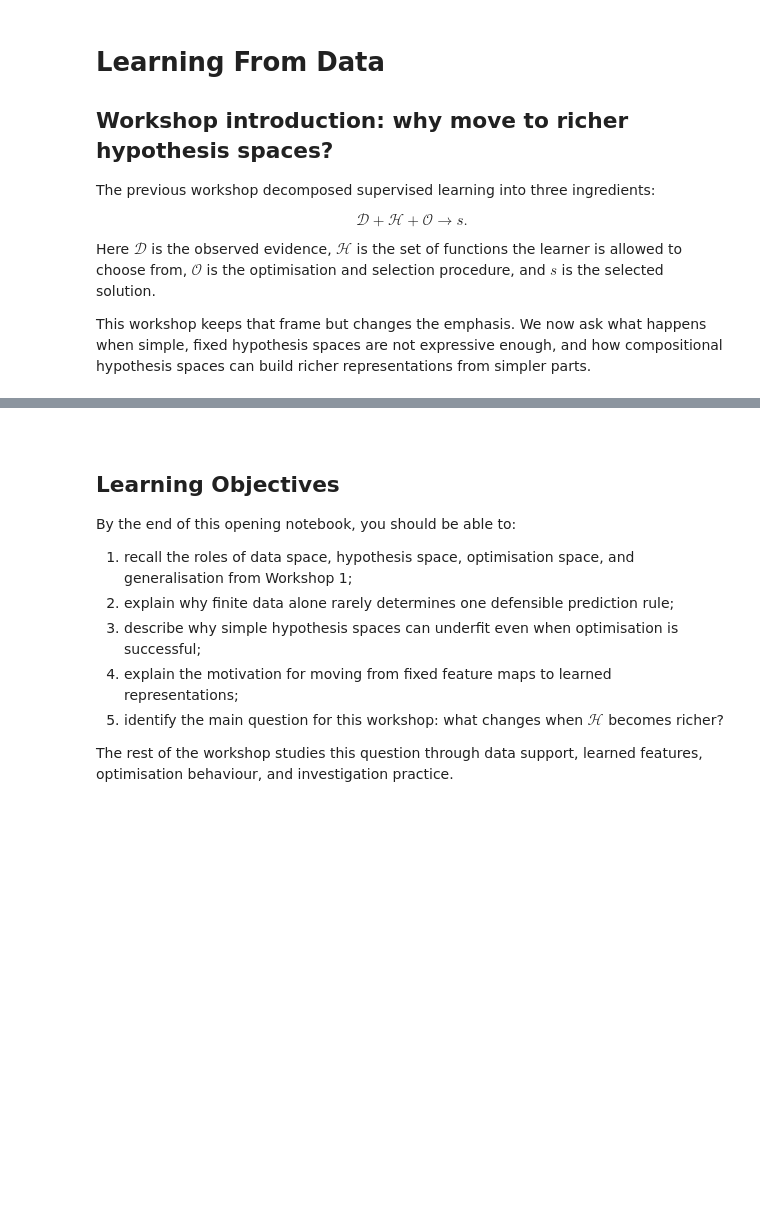
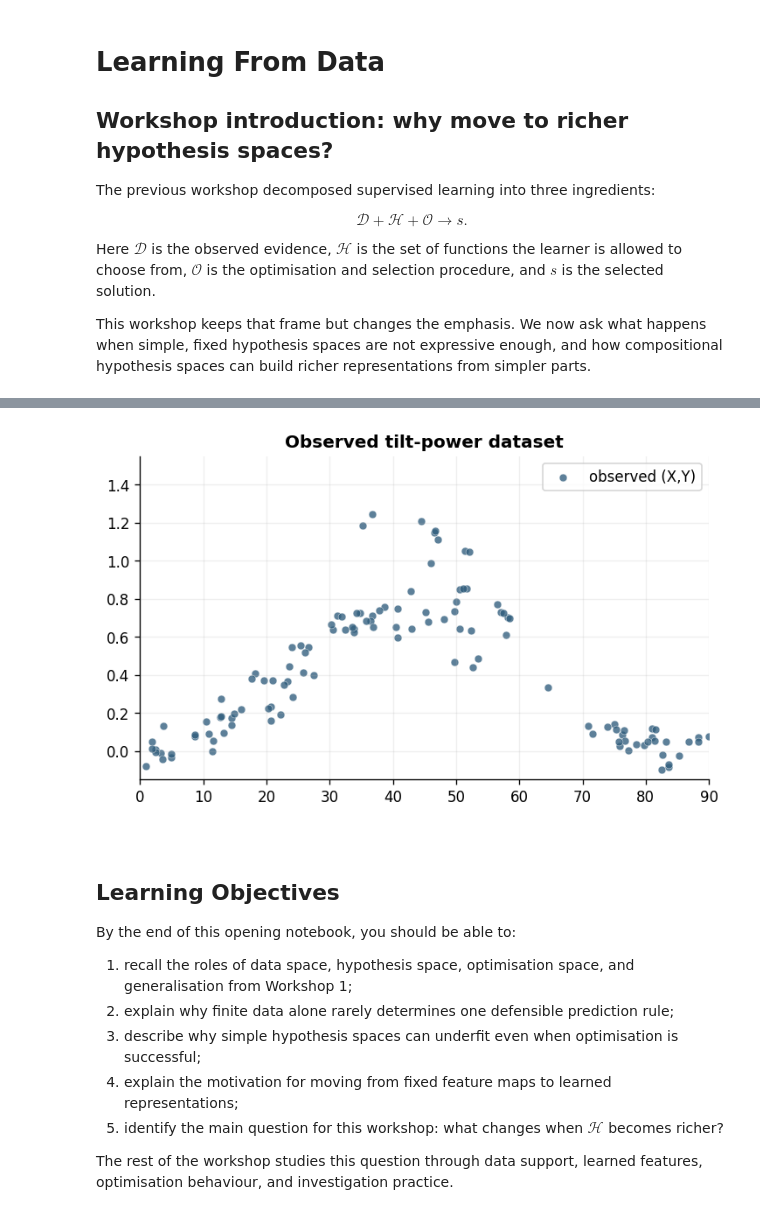
Before and after one commit to acidsafari/CSIRO-nggp-mlai-workshops, a Jupyter notebook: notebooks/00_learning_from_data.ipynb, the cells around one changed output, grey strips where cells are left out. Drawn from its saved outputs; the diff is of its cells as text; code cells hidden in the pictures; blank space fills up the shorter version.

```diff
--- a/notebooks/00_learning_from_data.ipynb
+++ b/notebooks/00_learning_from_data.ipynb
@@ -15,3 +91,34 @@ This workshop keeps that frame but changes the emphasis. We now ask what happens
+# %%
+import matplotlib.pyplot as plt
+
+from nextgen2026_mlai_workshops.data_space import (
+    configure_matplotlib,
+    plot_observed,
+    sample_tilt_power,
+    style_xy_axis,
+)
+
+configure_matplotlib()
+
+data = sample_tilt_power(
+    n=120,
+    seed=7,
+    scenario="hidden_context",
+    sampling="sparse_feature",
+    context_mode="increasing",
+    x_noise=2.0,
+    y_noise=0.06,
+    context_strength=0.25,
+)
+
+fig, ax = plt.subplots(figsize=(7, 4))
+plot_observed(ax, data, reveal_context=False)
+style_xy_axis(ax)
+ax.set_title("Observed tilt-power dataset")
+ax.legend(loc="upper right")
+plt.show()
+# %% [output]
+[figure, added]
 # %% [markdown]
 <br>
 
```
Also changed, not shown: parts of 4 cells of this notebook, 14 other files.
